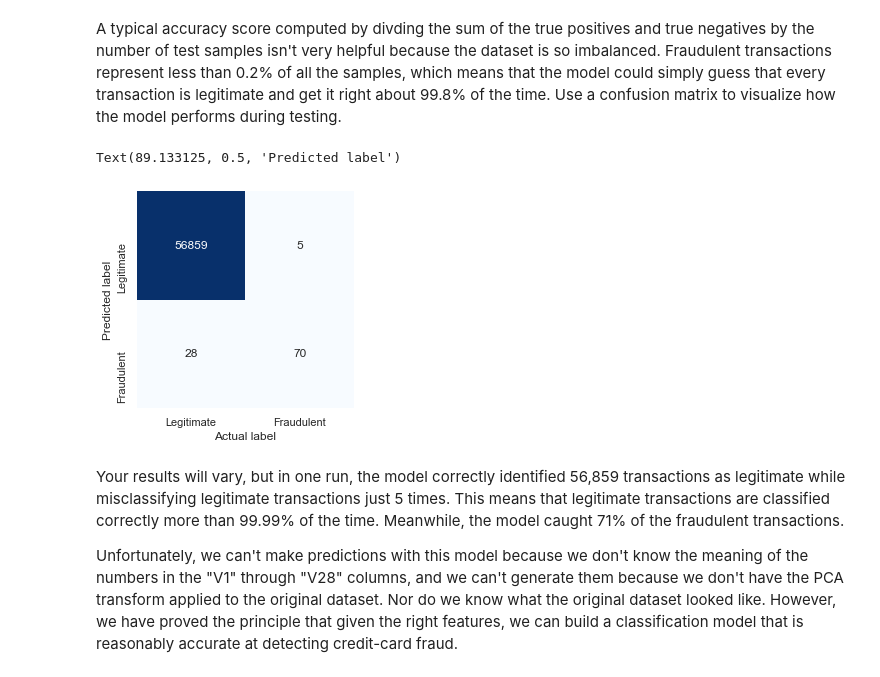
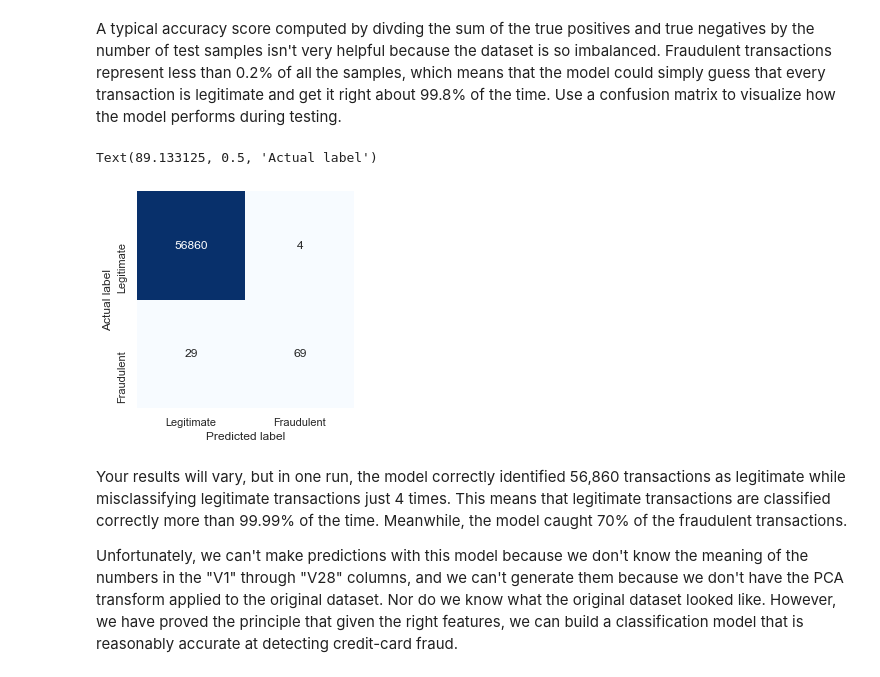
Before and after one commit to jeffprosise/Deep-Learning, a Jupyter notebook: Fraud Detection.ipynb, the cells around one changed output. Cells and saved outputs as stored; diff of their text form; code cells hidden in the pictures.

```diff
--- a/Fraud Detection.ipynb
+++ b/Fraud Detection.ipynb
@@ -143,19 +143,19 @@ A typical accuracy score computed by divding the sum of the true positives and t
 # %%
 from sklearn.metrics import confusion_matrix
 
 y_predicted = model.predict(x_test) > 0.5
 mat = confusion_matrix(y_test, y_predicted)
 labels = ['Legitimate', 'Fraudulent']
 
 sns.heatmap(mat, square=True, annot=True, fmt='d', cbar=False, cmap='Blues',
             xticklabels=labels, yticklabels=labels)
 
-plt.xlabel('Actual label')
-plt.ylabel('Predicted label')
+plt.xlabel('Predicted label')
+plt.ylabel('Actual label')
 # %% [output]
-Text(89.133125, 0.5, 'Predicted label')
+Text(89.133125, 0.5, 'Actual label')
-[figure, old version]
+[figure, new version]
 # %% [markdown]
-Your results will vary, but in one run, the model correctly identified 56,859 transactions as legitimate while misclassifying legitimate transactions just 5 times. This means that legitimate transactions are classified correctly more than 99.99% of the time. Meanwhile, the model caught 71% of the fraudulent transactions.
+Your results will vary, but in one run, the model correctly identified 56,860 transactions as legitimate while misclassifying legitimate transactions just 4 times. This means that legitimate transactions are classified correctly more than 99.99% of the time. Meanwhile, the model caught 70% of the fraudulent transactions.
 
 Unfortunately, we can't make predictions with this model because we don't know the meaning of the numbers in the "V1" through "V28" columns, and we can't generate them because we don't have the PCA transform applied to the original dataset. Nor do we know what the original dataset looked like. However, we have proved the principle that given the right features, we can build a classification model that is reasonably accurate at detecting credit-card fraud.
```
Also changed, not shown: parts of 2 cells of this notebook.
